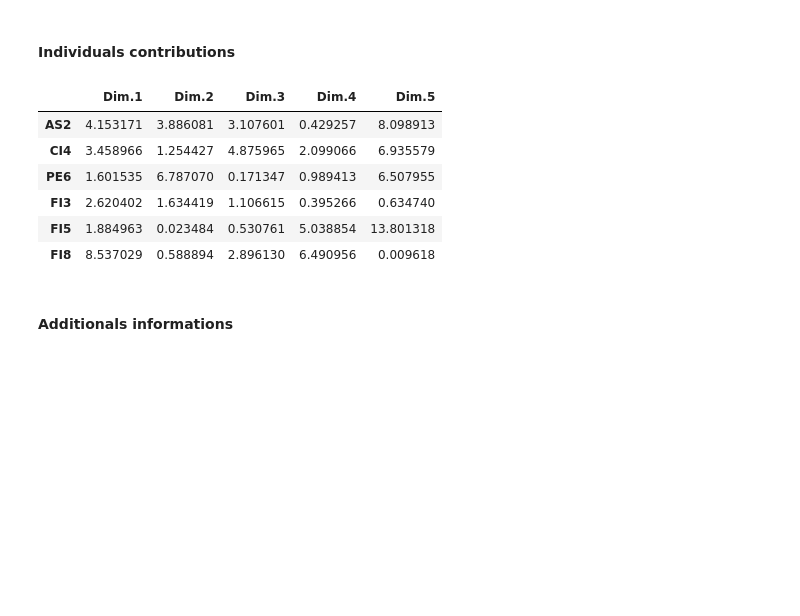
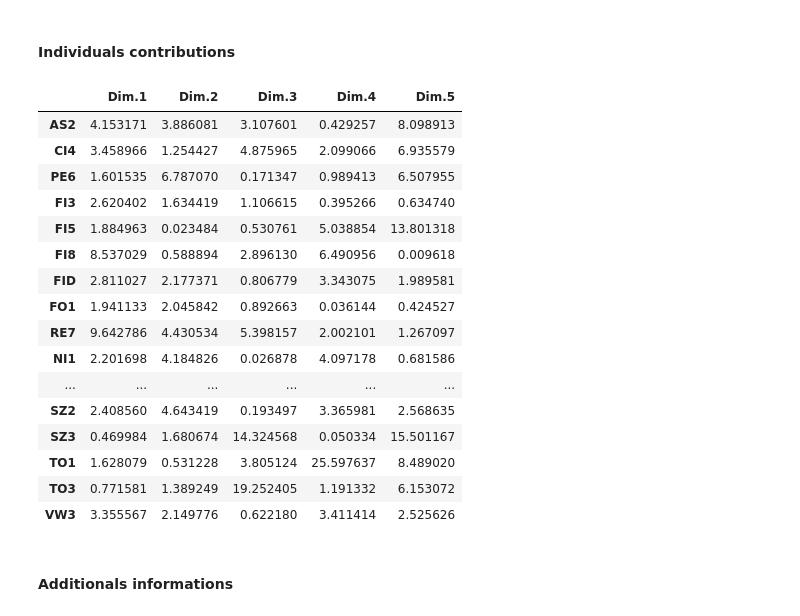
Before and after one commit to enfantbenidedieu/scientisttools, a Jupyter notebook: mpca_cars.ipynb, the cells around one changed output. Drawn from its saved outputs; the diff is of its cells as text; code cells hidden in the pictures; blank space fills up the shorter version.

```diff
--- a/doc/pcamix_cars.ipynb
+++ b/mpca_cars.ipynb
@@ -36,8 +47,8 @@ Data columns (total 9 columns):
 dtypes: float64(3), int64(3), object(3)
 memory usage: 2.1+ KB
 # %%
-from scientisttools import PCAMIX
+from scientisttools import MPCA
 
-res_pcamix = PCAMIX(n_components=5)
-res_pcamix.fit(cars)
+res_mpca = MPCA(n_components=5)
+res_mpca.fit(cars)
 # %% [output]
@@ -45,7 +56,7 @@ PCAMIX(n_components=5)
 # %% [markdown]
 ### fit_transform
 # %%
-res_pcamix.fit_transform(cars).head(6)
+res_mpca.fit_transform(cars)
 # %% [output]
 |  | Dim.1 | Dim.2 | Dim.3 | Dim.4 | Dim.5 |
 | AS2 | -2.626868 | -1.700462 | 1.403855 | 0.374420 | -1.431409 |
@@ -97,7 +118,7 @@ res_pcamix.eig_
 # %% [markdown]
 ### Individuals informations
 # %%
-ind = res_pcamix.ind_
+ind = res_mpca.ind_
 ind.keys()
 # %% [output]
 dict_keys(['coord', 'cos2', 'contrib', 'dist', 'infos'])
@@ -128,15 +169,25 @@ ind["cos2"].head(6)
 # %% [markdown]
 #### Individuals contributions
 # %%
-ind["contrib"].head(6)
+ind["contrib"]
 # %% [output]
 |  | Dim.1 | Dim.2 | Dim.3 | Dim.4 | Dim.5 |
 | AS2 | 4.153171 | 3.886081 | 3.107601 | 0.429257 | 8.098913 |
 | CI4 | 3.458966 | 1.254427 | 4.875965 | 2.099066 | 6.935579 |
 | PE6 | 1.601535 | 6.787070 | 0.171347 | 0.989413 | 6.507955 |
 | FI3 | 2.620402 | 1.634419 | 1.106615 | 0.395266 | 0.634740 |
 | FI5 | 1.884963 | 0.023484 | 0.530761 | 5.038854 | 13.801318 |
 | FI8 | 8.537029 | 0.588894 | 2.896130 | 6.490956 | 0.009618 |
+| FID | 2.811027 | 2.177371 | 0.806779 | 3.343075 | 1.989581 |
+| FO1 | 1.941133 | 2.045842 | 0.892663 | 0.036144 | 0.424527 |
+| RE7 | 9.642786 | 4.430534 | 5.398157 | 2.002101 | 1.267097 |
+| NI1 | 2.201698 | 4.184826 | 0.026878 | 4.097178 | 0.681586 |
+| ... | ... | ... | ... | ... | ... |
+| SZ2 | 2.408560 | 4.643419 | 0.193497 | 3.365981 | 2.568635 |
+| SZ3 | 0.469984 | 1.680674 | 14.324568 | 0.050334 | 15.501167 |
+| TO1 | 1.628079 | 0.531228 | 3.805124 | 25.597637 | 8.489020 |
+| TO3 | 0.771581 | 1.389249 | 19.252405 | 1.191332 | 6.153072 |
+| VW3 | 3.355567 | 2.149776 | 0.622180 | 3.411414 | 2.525626 |
 # %% [markdown]
 #### Additionals informations
 # %%
```
Also changed, not shown: parts of 33 cells of this notebook, 19 other files.
